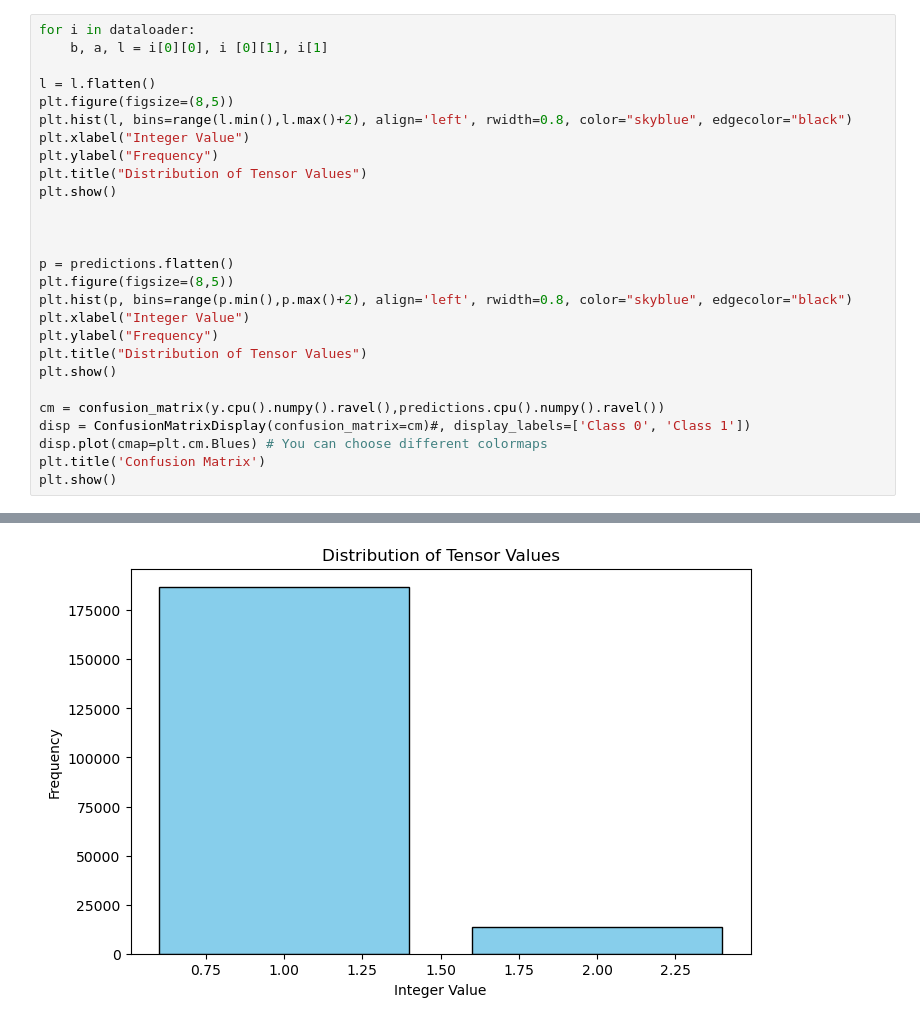
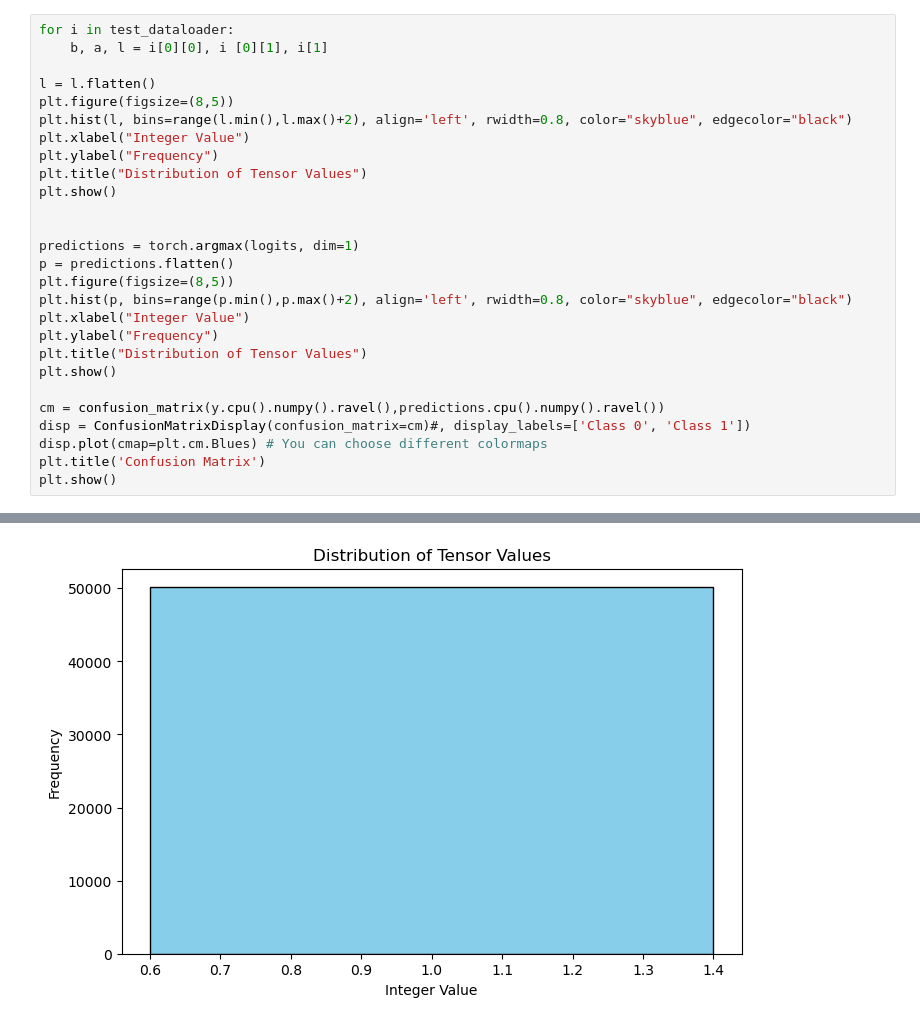
Before and after one commit to evan-leendertse/TerraMind_SemanticSeg, a Jupyter notebook: main.ipynb, the cells around one changed output, grey strips where cells are left out. Drawn from its saved outputs; the diff is of its cells as text.

```diff
--- a/main.ipynb
+++ b/main.ipynb
@@ -171,5 +183,5 @@ tensor([9.0994e-09, 9.8727e-01, 1.2725e-02], grad_fn=<SoftmaxBackward0>)
 # %%
-for i in dataloader:
+for i in test_dataloader:
     b, a, l = i[0][0], i [0][1], i[1]
 
 l = l.flatten()
@@ -181,7 +193,7 @@ plt.title("Distribution of Tensor Values")
 plt.show()
 
 
-
+predictions = torch.argmax(logits, dim=1)
 p = predictions.flatten()
 plt.figure(figsize=(8,5))
 plt.hist(p, bins=range(p.min(),p.max()+2), align='left', rwidth=0.8, color="skyblue", edgecolor="black")
@@ -200 +212 @@ plt.show()
-[figure, old version]
+[figure, new version]
```
Also changed, not shown: parts of 8 cells of this notebook, 2 other files.
